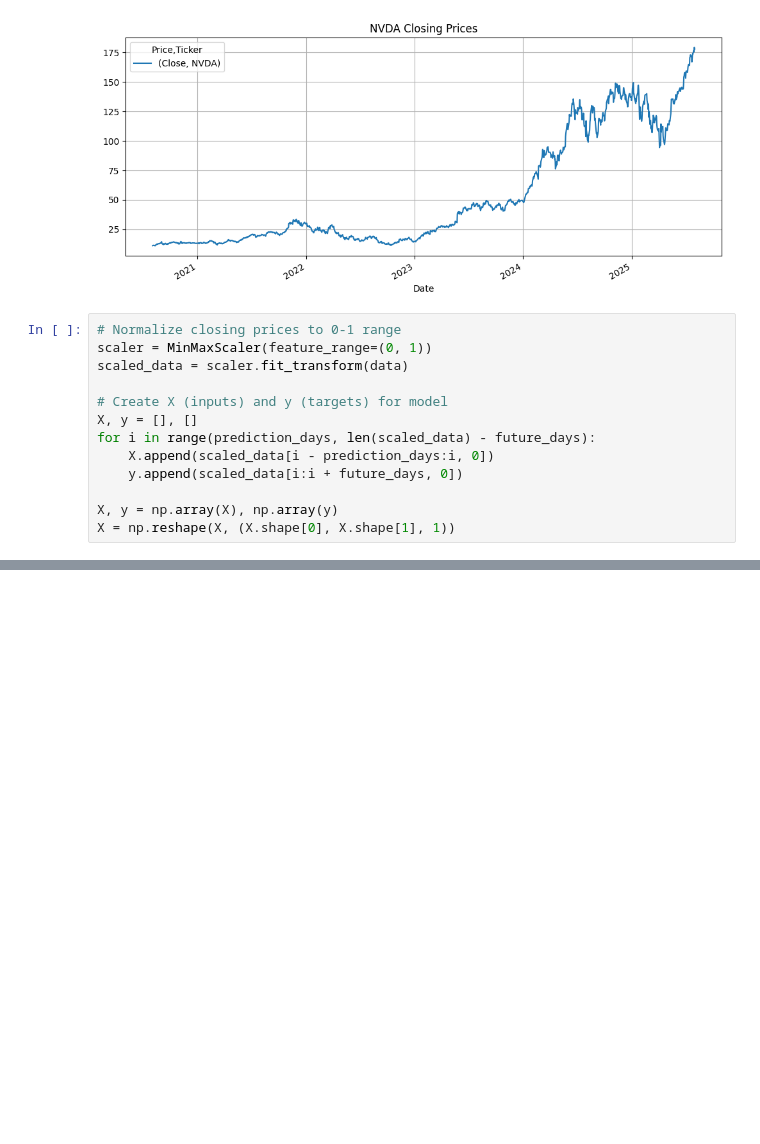
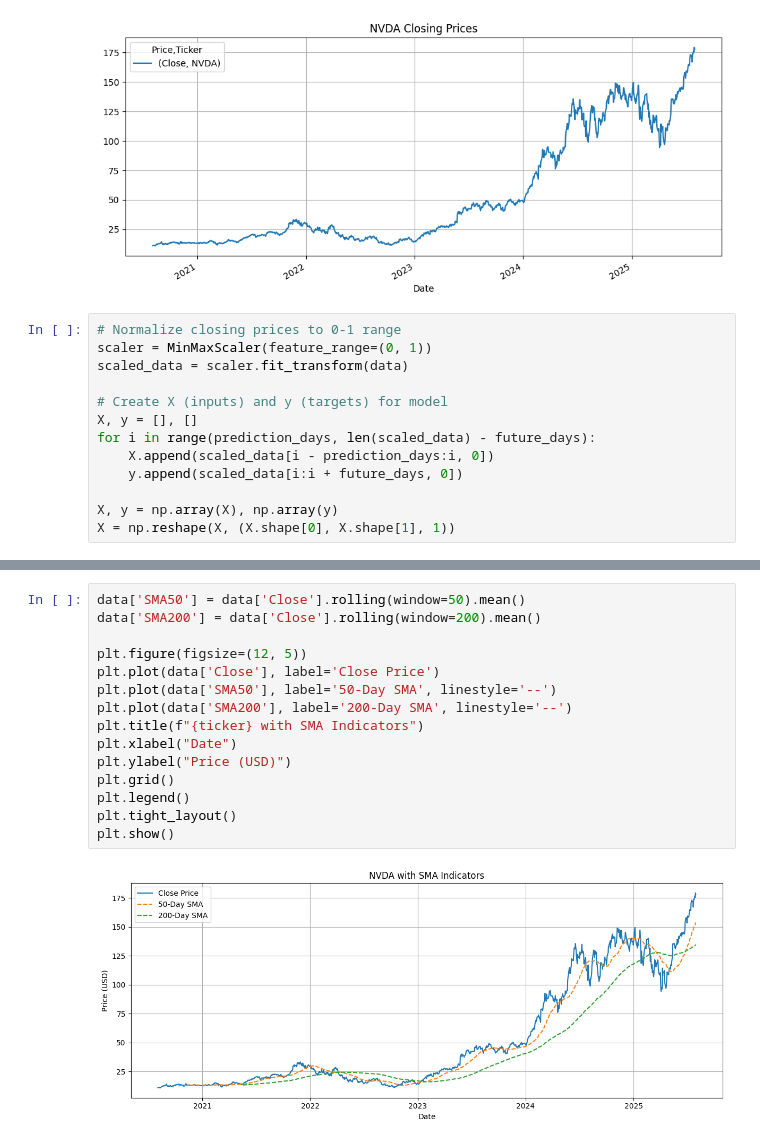
Before and after one commit to 0m3g4Kn1ght/team-collaboration-practice, a Jupyter notebook: Stock_Price_Prediction.ipynb, the cells around one changed output, grey strips where cells are left out. Saved outputs shown, nothing was run; the diff lists cells and outputs as text; blank space fills up the shorter version.

```diff
--- a/Stock_Price_Prediction.ipynb
+++ b/Stock_Price_Prediction.ipynb
@@ -98,0 +254,17 @@ plt.show()
+# %%
+data['SMA50'] = data['Close'].rolling(window=50).mean()
+data['SMA200'] = data['Close'].rolling(window=200).mean()
+
+plt.figure(figsize=(12, 5))
+plt.plot(data['Close'], label='Close Price')
+plt.plot(data['SMA50'], label='50-Day SMA', linestyle='--')
+plt.plot(data['SMA200'], label='200-Day SMA', linestyle='--')
+plt.title(f"{ticker} with SMA Indicators")
+plt.xlabel("Date")
+plt.ylabel("Price (USD)")
+plt.grid()
+plt.legend()
+plt.tight_layout()
+plt.show()
+# %% [output]
+[figure, added]
```
Also changed, not shown: parts of 10 cells of this notebook.
